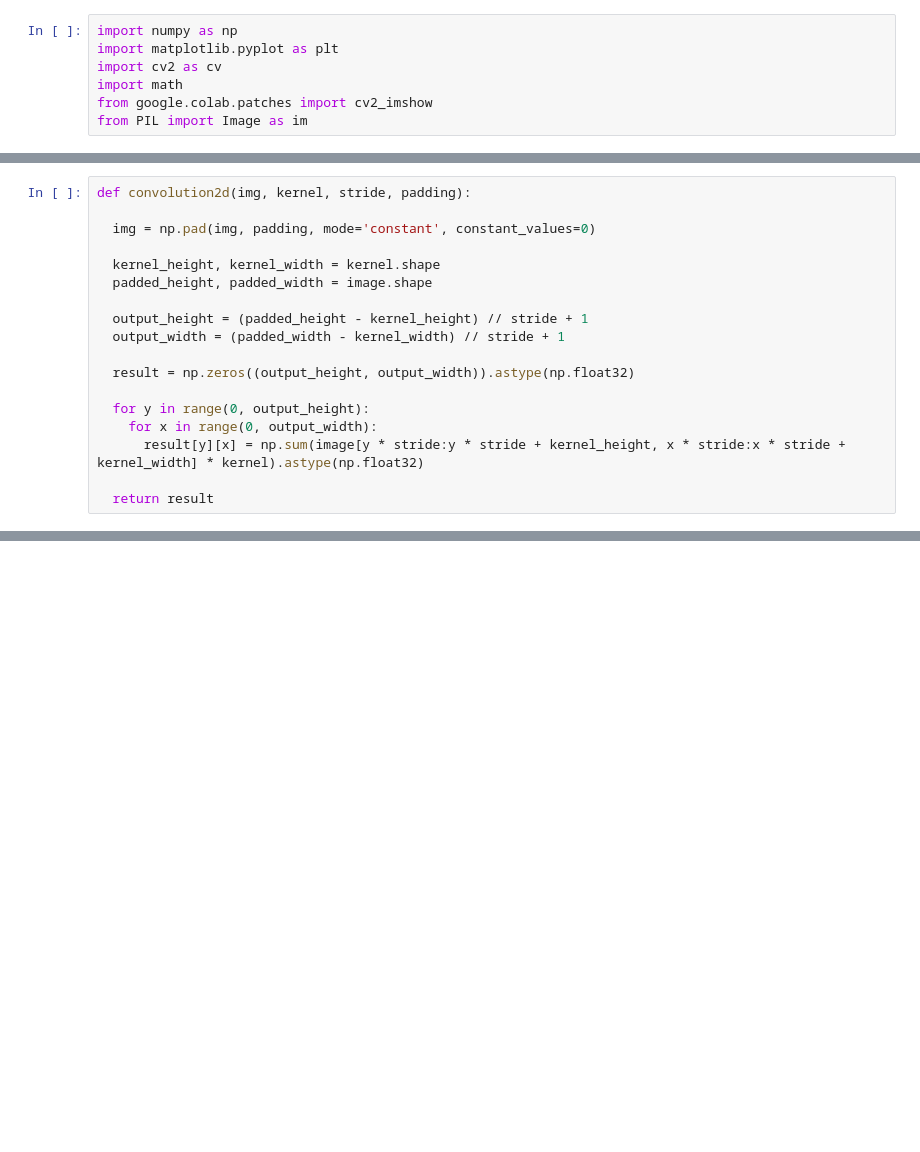
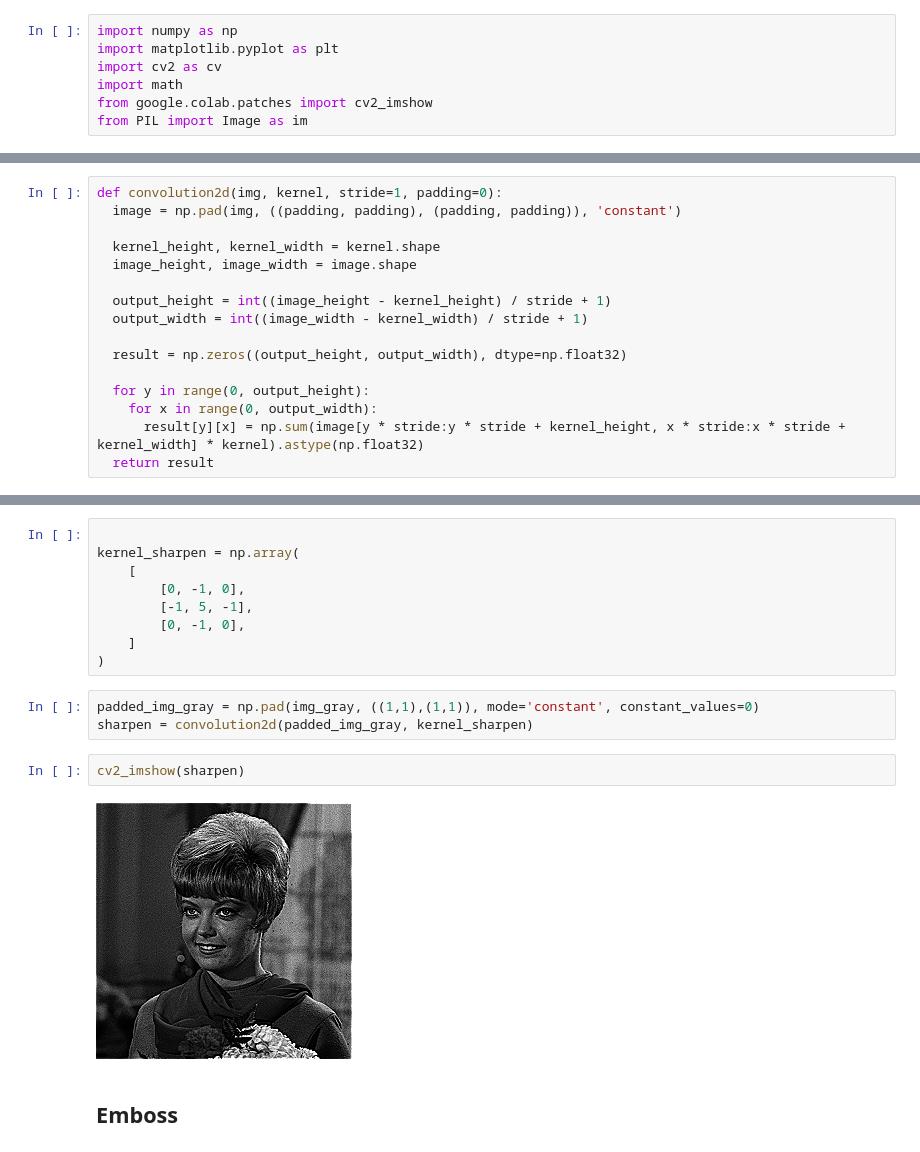
Before and after one commit to khrnnisak/PCVK_Genap_2023, a Jupyter notebook: Pertemuan7.ipynb, the cells around one changed output, grey strips where cells are left out. Drawn from its saved outputs; the diff is of its cells as text; blank space fills up the shorter version.

```diff
--- a/Pertemuan7.ipynb
+++ b/Pertemuan7.ipynb
@@ -18,20 +18,18 @@ from PIL import Image as im
 # %%
-def convolution2d(img, kernel, stride, padding):
-
-  img = np.pad(img, padding, mode='constant', constant_values=0)
+def convolution2d(img, kernel, stride=1, padding=0):
+  image = np.pad(img, ((padding, padding), (padding, padding)), 'constant')
 
   kernel_height, kernel_width = kernel.shape
-  padded_height, padded_width = image.shape
+  image_height, image_width = image.shape
 
-  output_height = (padded_height - kernel_height) // stride + 1
-  output_width = (padded_width - kernel_width) // stride + 1
+  output_height = int((image_height - kernel_height) / stride + 1)
+  output_width = int((image_width - kernel_width) / stride + 1)
 
-  result = np.zeros((output_height, output_width)).astype(np.float32)
+  result = np.zeros((output_height, output_width), dtype=np.float32)
 
   for y in range(0, output_height):
     for x in range(0, output_width):
       result[y][x] = np.sum(image[y * stride:y * stride + kernel_height, x * stride:x * stride + kernel_width] * kernel).astype(np.float32)
-
   return result
 # %%
 
@@ -42,0 +43,18 @@ NameError: ignored
+# %%
+
+kernel_sharpen = np.array(
+    [
+        [0, -1, 0],
+        [-1, 5, -1],
+        [0, -1, 0],
+    ]
+)
+# %%
+padded_img_gray = np.pad(img_gray, ((1,1),(1,1)), mode='constant', constant_values=0)
+sharpen = convolution2d(padded_img_gray, kernel_sharpen)
+# %%
+cv2_imshow(sharpen)
+# %% [output]
+[figure, added]
+# %% [markdown]
+## Emboss
```
Also changed, not shown: parts of 17 cells of this notebook.
